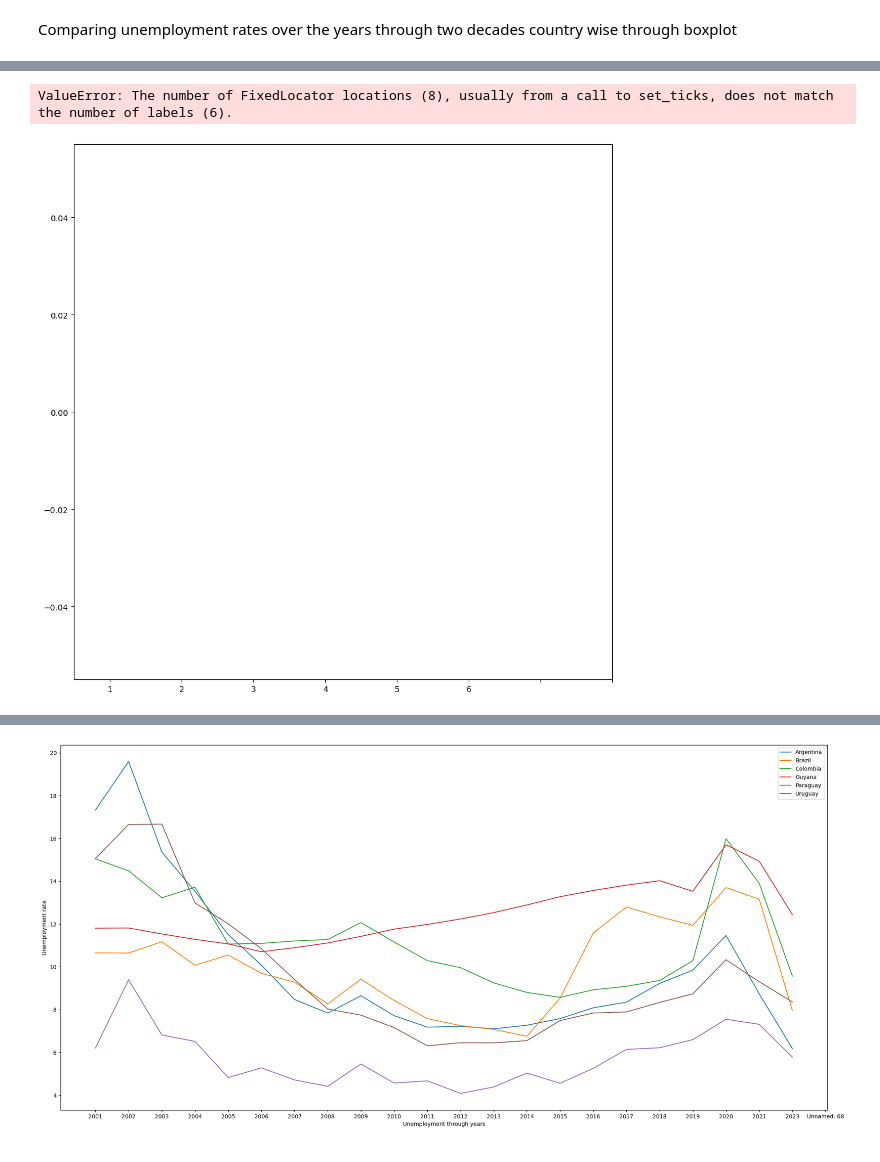
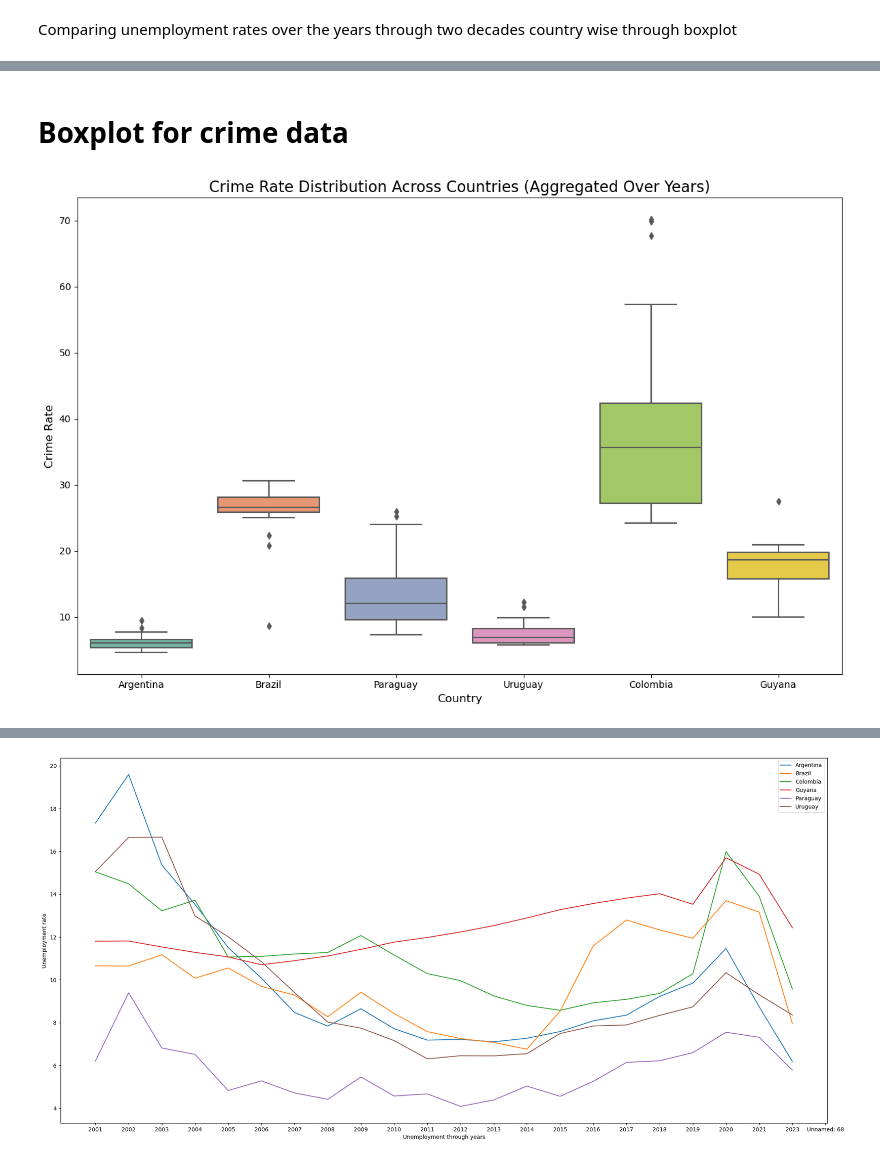
Before and after one commit to RajSinha77/made_ws24, a Jupyter notebook: project/report.ipynb, the cells around one changed output, grey strips where cells are left out. Drawn from its saved outputs; the diff is of its cells as text; code cells hidden in the pictures.

```diff
--- a/project/report.ipynb
+++ b/project/report.ipynb
@@ -296,4 +306,4 @@ crime
 | 63 | Uruguay | 6.500164 | 6.604181 | 6.986364 | 5.951298 | 6.035365 | 5.726919 | 6.080158 | 5.828188 | 6.624451 | ... |
 6 rows × 25 columns
 # %%
-crime.set_index('Country Name', inplace=True)
+#crime.set_index('Country Name', inplace=True)
@@ -308,0 +310,8 @@ crime
+# %%
+first_column = crime.iloc[:, 0]
+
+#columns_10_to_20 = unemployment.iloc[:, 10:]
+
+#unemployment = pd.concat([first_column, columns_10_to_20], axis=1)
+crime.set_index(crime.columns[0], inplace = True)
+crime
@@ -314,8 +456,30 @@ Comparing unemployment rates over the years through two decades country wise  th
+# %% [markdown]
+# Boxplot for crime data
 # %%
-plt.figure(figsize = (12, 12))
-plt.boxplot(unemployment.T)
-plt.xticks([1, 2, 3, 4, 5, 6, 7, 8], unemployment.T.columns.tolist())
+import matplotlib.pyplot as plt
+import seaborn as sns
+
+# Filter the data for the required countries
+countries = ["Argentina", "Brazil", "Paraguay", "Uruguay", "Colombia", "Guyana"]
+crime_filtered = crime.loc[countries]
+
+# Drop unnecessary columns (e.g., "Unnamed: 68") if present
+crime_filtered = crime_filtered.loc[:, ~crime_filtered.columns.str.contains('Unnamed')]
+
+# Transpose the data to have years as rows and melt into a long format for boxplot
+crime_long = crime_filtered.transpose().melt(var_name='Country', value_name='Crime Rate')
+
+# Create a boxplot
+plt.figure(figsize=(12, 8))
+sns.boxplot(data=crime_long, x='Country', y='Crime Rate', palette='Set2')
+
+# Add title and labels
+plt.title('Crime Rate Distribution Across Countries (Aggregated Over Years)', fontsize=16)
+plt.xlabel('Country', fontsize=12)
+plt.ylabel('Crime Rate', fontsize=12)
+
+# Adjust layout and show the plot
+plt.tight_layout()
 plt.show()
 # %% [output]
-ValueError: The number of FixedLocator locations (8), usually from a call to set_ticks, does not match the number of labels (6).
-[figure, old version]
+[figure, new version]
```
Also changed, not shown: parts of 36 cells of this notebook.
